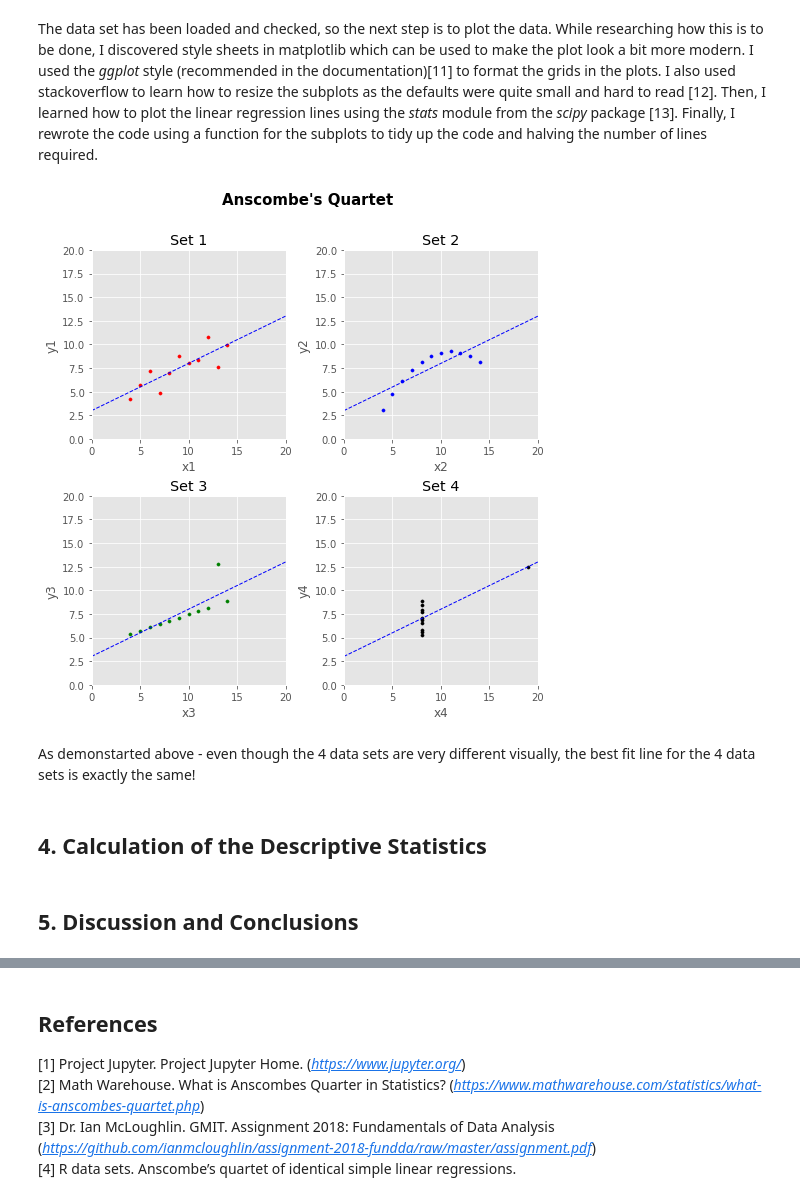
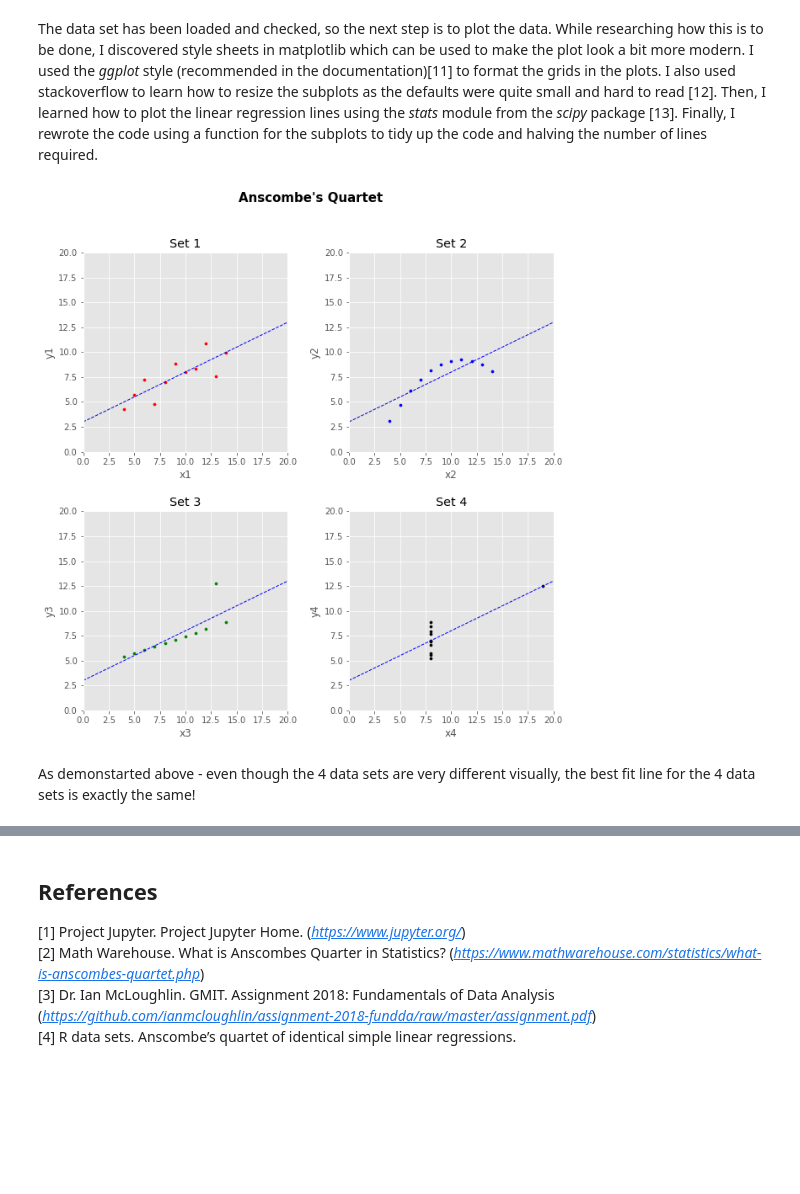
Before and after one commit to shkyler/gmit-foda-exercises, a Jupyter notebook: anscombes.ipynb, the cells around one changed output, grey strips where cells are left out. Saved outputs shown, nothing was run; the diff lists cells and outputs as text; code cells hidden in the pictures; blank space fills up the shorter version.

```diff
--- a/anscombes.ipynb
+++ b/anscombes.ipynb
@@ -93,38 +93,34 @@ The data set has been loaded and checked, so the next step is to plot the data.
 # Add a title to the plot
 plt.suptitle("Anscombe's Quartet", fontsize=15, fontweight='bold')
 # Tidy up the plots - use more modern formatting (https://matplotlib.org/users/style_sheets.html)
 plt.style.use('ggplot')
 
 # Resize the plotting window to make it easier to read (https://stackoverflow.com/questions/36367986/how-to-make-inline-plots-in-jupyter-notebook-larger)
-plt.rcParams['figure.figsize'] = [10, 10]
+plt.rcParams['figure.figsize'] = [12, 12]
 
 # Define a function to create a 2 x 2 subplot and call it for each plot in the quartet
 def sub_plot2x2(x, y, pos, title, colour):
     # Plot Set 1
     plt.subplot(2, 2, pos, xlim=(0,20), ylim=(0,20), xlabel=(x), ylabel=(y), title=title)
     plt.scatter(df.loc[:, x], df.loc[:, y],c=colour, label=title, s=10)
     plt.grid(True)
     # Calculate the linear statistics using stats.linregress()
     slope, intercept, r_value, p_value, std_err = stats.linregress(df.loc[:, x], df.loc[:, y])
     # Create a range of x values from 0 to 20 (the size of the plot)
     x_vals = np.arange(0,20.1,0.1)
     # Calculate the y values using the slope and intercept calculted
     y_vals = slope * x_vals + intercept
     plt.plot(x_vals, y_vals, 'b-', linestyle='dashed',linewidth=1)
 
 sub_plot2x2('x1', 'y1', 1, 'Set 1', 'red')
 sub_plot2x2('x2', 'y2', 2, 'Set 2', 'blue')
 sub_plot2x2('x3', 'y3', 3, 'Set 3', 'green')
 sub_plot2x2('x4', 'y4', 4, 'Set 4', 'black')
 
 # Format the spacing between the 4 plots
 plt.subplots_adjust(wspace=0.3, hspace=0.3)
 plt.show()
 # %% [output]
-[figure, old version]
+[figure, new version]
 # %% [markdown]
 As demonstarted above - even though the 4 data sets are very different visually, the best fit line for the 4 data sets is exactly the same!
-# %% [markdown]
-## 4. Calculation of the Descriptive Statistics
-# %% [markdown]
-## 5. Discussion and Conclusions
```
Also changed, not shown: parts of 4 cells of this notebook.
